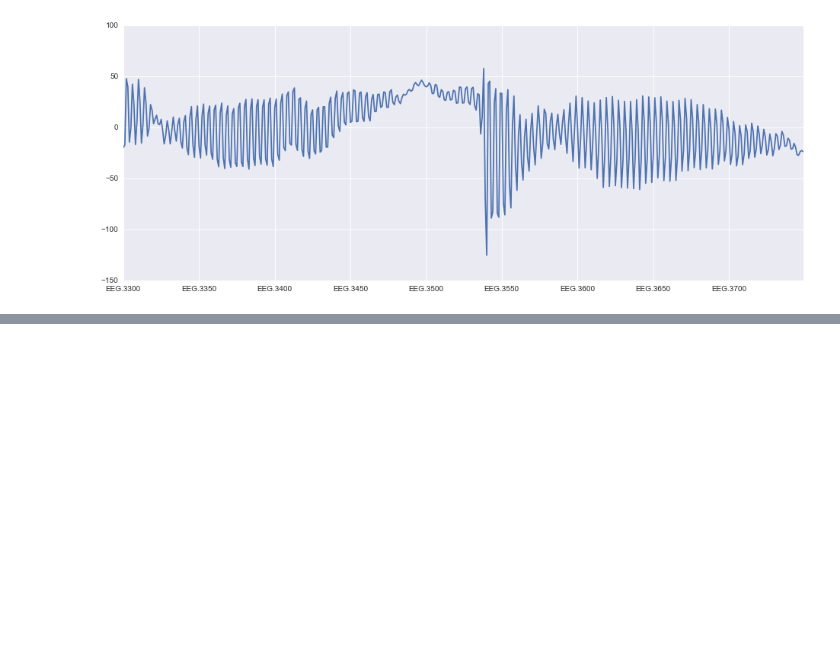
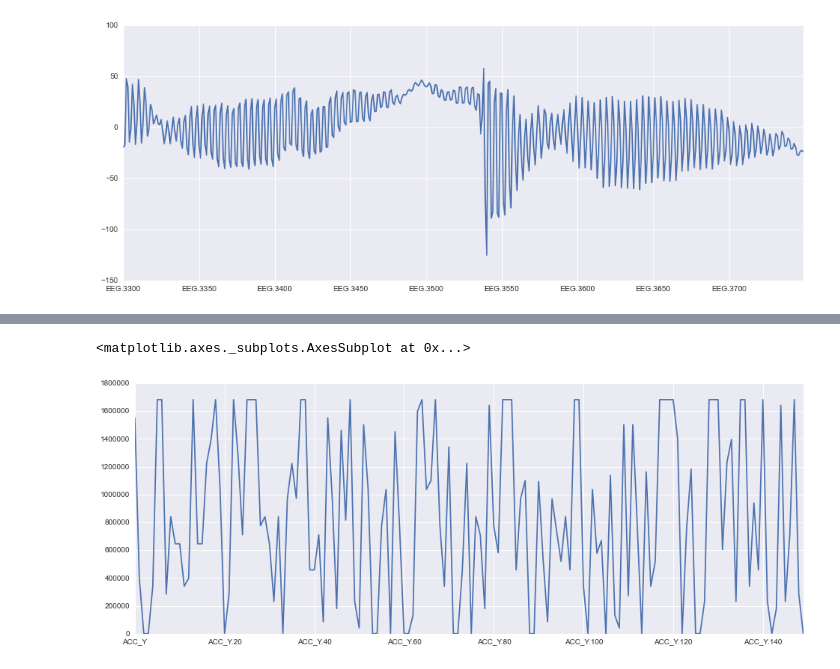
Before and after one commit to sofcalca/sleep, a Jupyter notebook: Exploratory_file.ipynb, the cells around one changed output, grey strips where cells are left out. Cells and saved outputs as stored; diff of their text form; code cells hidden in the pictures; blank space fills up the shorter version.

```diff
--- a/Exploratory_file.ipynb
+++ b/Exploratory_file.ipynb
@@ -114,0 +123,5 @@ train.loc[0,train.columns.map(lambda x: x[:3]) == "EEG"].plot(figsize=(16,6))
+# %%
+train.loc[0,train.columns.map(lambda x: x[:5]) == "ACC_Y"].plot(figsize=(16,6))
+# %% [output]
+<matplotlib.axes._subplots.AxesSubplot at 0x...>
+[figure, added]
```
Also changed, not shown: parts of 3 cells of this notebook.
